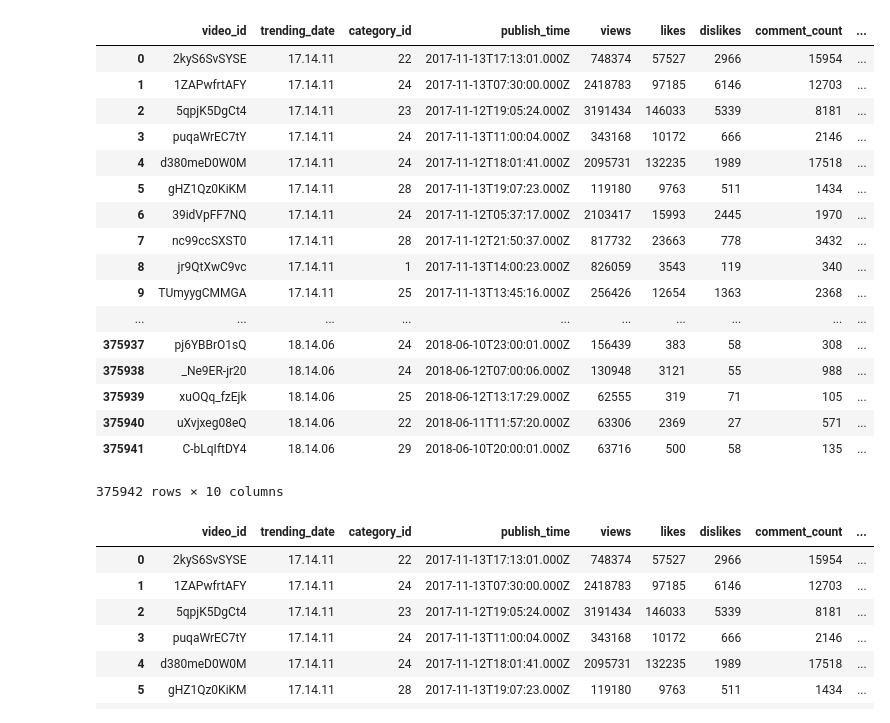
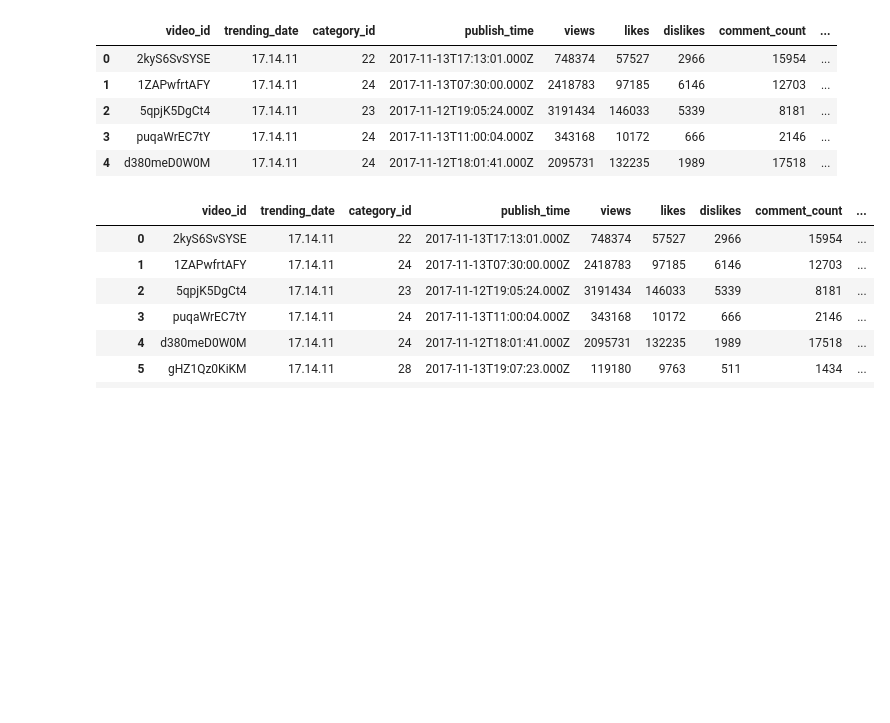
Before and after one commit to jherberg462/python-project, a Jupyter notebook: chris_analysis.ipynb, the cells around one changed output. Saved outputs shown, nothing was run; the diff lists cells and outputs as text; code cells hidden in the pictures; blank space fills up the shorter version.

```diff
--- a/chris_analysis.ipynb
+++ b/chris_analysis.ipynb
@@ -6,27 +10,15 @@ import matplotlib.pyplot as plt
 # %%
 #import data from combined csv
 df = pd.read_csv('data/combined_data.csv')
 df = df.drop('Unnamed: 0', axis=1)
-df
+df.head()
 # %% [output]
 |  | video_id | trending_date | category_id | publish_time | views | likes | dislikes | comment_count | ... |
 | 0 | 2kyS6SvSYSE | 17.14.11 | 22 | 2017-11-13T17:13:01.000Z | 748374 | 57527 | 2966 | 15954 | ... |
 | 1 | 1ZAPwfrtAFY | 17.14.11 | 24 | 2017-11-13T07:30:00.000Z | 2418783 | 97185 | 6146 | 12703 | ... |
 | 2 | 5qpjK5DgCt4 | 17.14.11 | 23 | 2017-11-12T19:05:24.000Z | 3191434 | 146033 | 5339 | 8181 | ... |
 | 3 | puqaWrEC7tY | 17.14.11 | 24 | 2017-11-13T11:00:04.000Z | 343168 | 10172 | 666 | 2146 | ... |
 | 4 | d380meD0W0M | 17.14.11 | 24 | 2017-11-12T18:01:41.000Z | 2095731 | 132235 | 1989 | 17518 | ... |
-| 5 | gHZ1Qz0KiKM | 17.14.11 | 28 | 2017-11-13T19:07:23.000Z | 119180 | 9763 | 511 | 1434 | ... |
-| 6 | 39idVpFF7NQ | 17.14.11 | 24 | 2017-11-12T05:37:17.000Z | 2103417 | 15993 | 2445 | 1970 | ... |
-| 7 | nc99ccSXST0 | 17.14.11 | 28 | 2017-11-12T21:50:37.000Z | 817732 | 23663 | 778 | 3432 | ... |
-| 8 | jr9QtXwC9vc | 17.14.11 | 1 | 2017-11-13T14:00:23.000Z | 826059 | 3543 | 119 | 340 | ... |
-| 9 | TUmyygCMMGA | 17.14.11 | 25 | 2017-11-13T13:45:16.000Z | 256426 | 12654 | 1363 | 2368 | ... |
-| ... | ... | ... | ... | ... | ... | ... | ... | ... | ... |
-| 375937 | pj6YBBrO1sQ | 18.14.06 | 24 | 2018-06-10T23:00:01.000Z | 156439 | 383 | 58 | 308 | ... |
-| 375938 | _Ne9ER-jr20 | 18.14.06 | 24 | 2018-06-12T07:00:06.000Z | 130948 | 3121 | 55 | 988 | ... |
-| 375939 | xuOQq_fzEjk | 18.14.06 | 25 | 2018-06-12T13:17:29.000Z | 62555 | 319 | 71 | 105 | ... |
-| 375940 | uXvjxeg08eQ | 18.14.06 | 22 | 2018-06-11T11:57:20.000Z | 63306 | 2369 | 27 | 571 | ... |
-| 375941 | C-bLqIftDY4 | 18.14.06 | 29 | 2018-06-10T20:00:01.000Z | 63716 | 500 | 58 | 135 | ... |
-375942 rows × 10 columns
 # %%
 #talk to group about dropping the following video_id's
 #'#NAME?', '#VALUE!'
```
Also changed, not shown: parts of 42 cells of this notebook, 10 other files.
